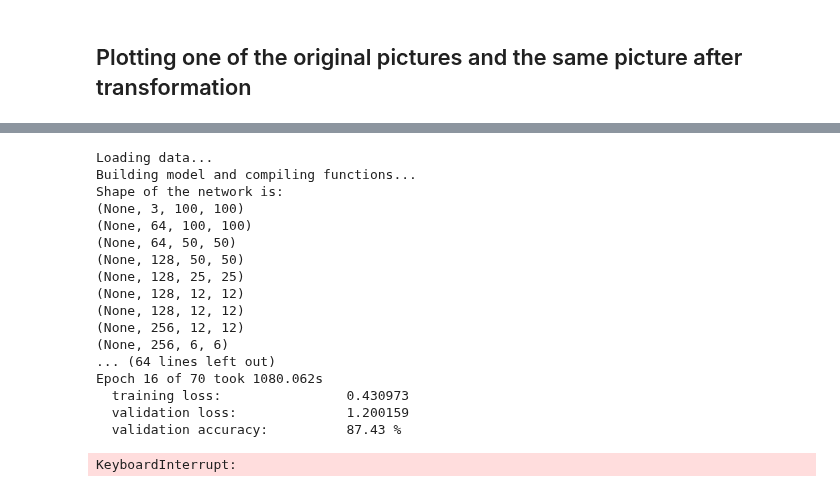
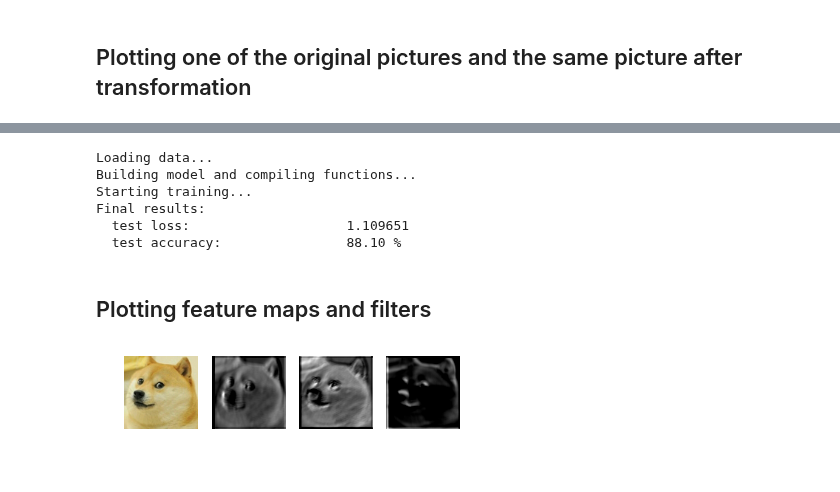
Before and after one commit to DmitriiK/CatsVsDogs, a Jupyter notebook: cats_vs_dogs_colored.ipynb, the cells around one changed output, grey strips where cells are left out. Drawn from its saved outputs; the diff is of its cells as text; code cells hidden in the pictures.

```diff
--- a/cats_vs_dogs_colored.ipynb
+++ b/cats_vs_dogs_colored.ipynb
@@ -407,23 +426,11 @@ def train_model(num_epochs=0, make_predictions = False):
 
 if __name__ == '__main__':
     #make_datasets(100, grayscale = False)
-    train_model(num_epochs = 70, make_predictions= False)
+    train_model(num_epochs = 0, make_predictions= False)
 # %% [output]
 Loading data...
 Building model and compiling functions...
-Shape of the network is:
-(None, 3, 100, 100)
-(None, 64, 100, 100)
-(None, 64, 50, 50)
-(None, 128, 50, 50)
-(None, 128, 25, 25)
-(None, 128, 12, 12)
-(None, 128, 12, 12)
-(None, 256, 12, 12)
-(None, 256, 6, 6)
-... (64 lines left out)
-Epoch 16 of 70 took 1080.062s
-  training loss:                0.430973
-  validation loss:              1.200159
-  validation accuracy:          87.43 %
+Starting training...
+Final results:
+  test loss:                    1.109651
+  test accuracy:                88.10 %
-KeyboardInterrupt:
@@ -463,0 +437,34 @@ img.save('my.png')
+# %% [markdown]
+<h2>Plotting feature maps and filters</h2>
+# %%
+input_var = T.tensor4('inputs')
+target_var = T.ivector('targets')
+
+# Get an image
+image, y = jpg_to_nparray('/media/dima/Data/DATA_DL/cats_vs_dogs/for_visualization/', 100)
+
+# Initialize the model
+network = build_cnn(input_var)
+
+# Load saved weights
+with np.load('cat_dog_100x100_colored_network_02_large.npz') as f:
+    param_values = [f['arr_%d' % i] for i in range(len(f.files))]
+lasagne.layers.set_all_param_values(network, param_values)
+
+# Get output of the network after the filters of the first conv layer are applied
+get_output = lasagne.layers.get_output(lasagne.layers.get_all_layers(network)[1], image)
+output = get_output.eval()
+# %%
+# Plot the original image
+pylab.subplot(1, 4, 1);
+pylab.axis('off');
+pylab.imshow(image[0, :, :, :].transpose(1,2,0).reshape(100,100,3))
+pylab.gray();
+
+# Plot 3 random feature maps
+pylab.subplot(1, 4, 2); pylab.axis('off'); pylab.imshow(output[0, 3, :, :])
+pylab.subplot(1, 4, 3); pylab.axis('off'); pylab.imshow(output[0, 4, :, :])
+pylab.subplot(1, 4, 4); pylab.axis('off'); pylab.imshow(output[0, 25, :, :])
+pylab.show()
+# %% [output]
+[figure, added]
```
Also changed, not shown: parts of 15 cells of this notebook, 2 other files.
